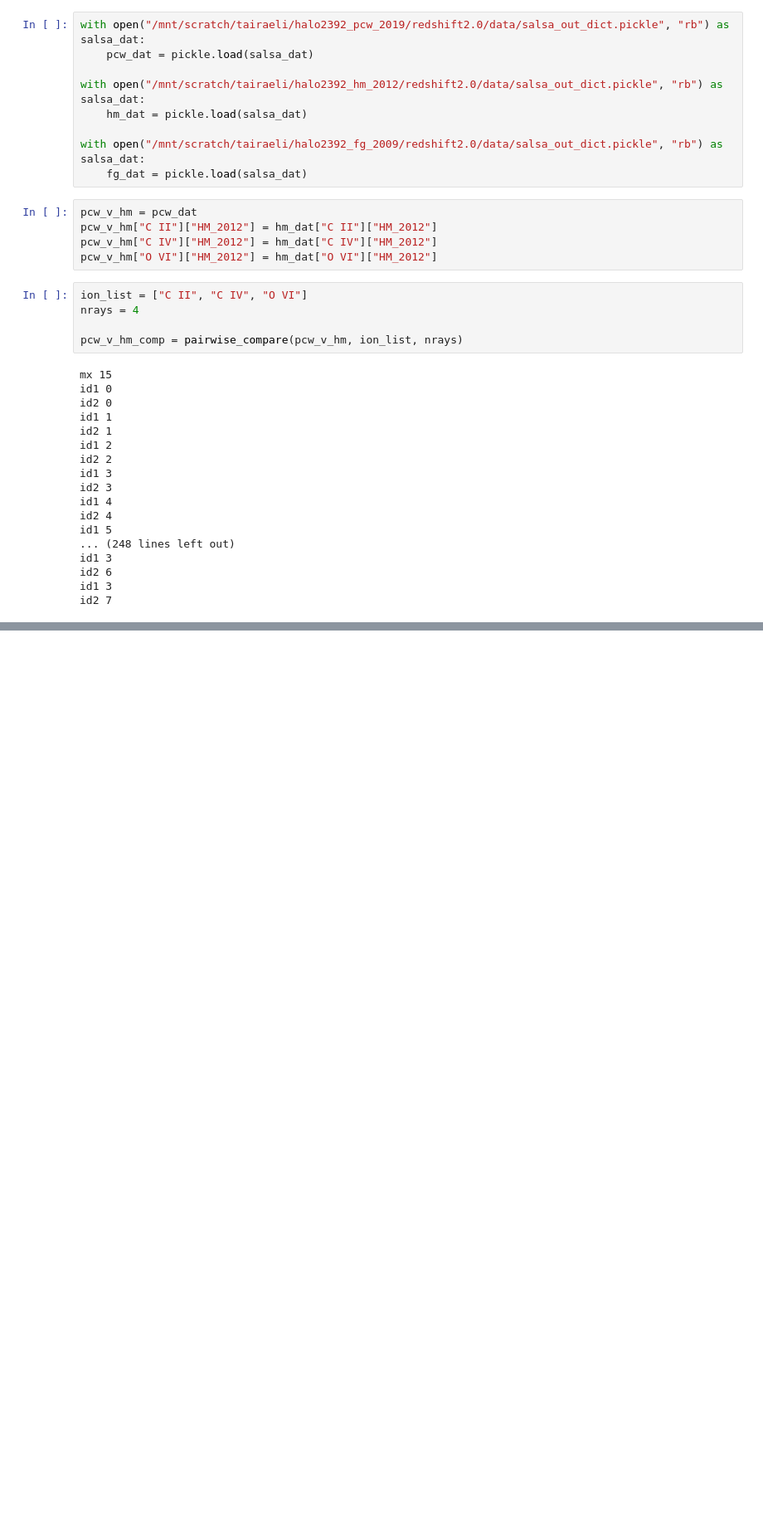
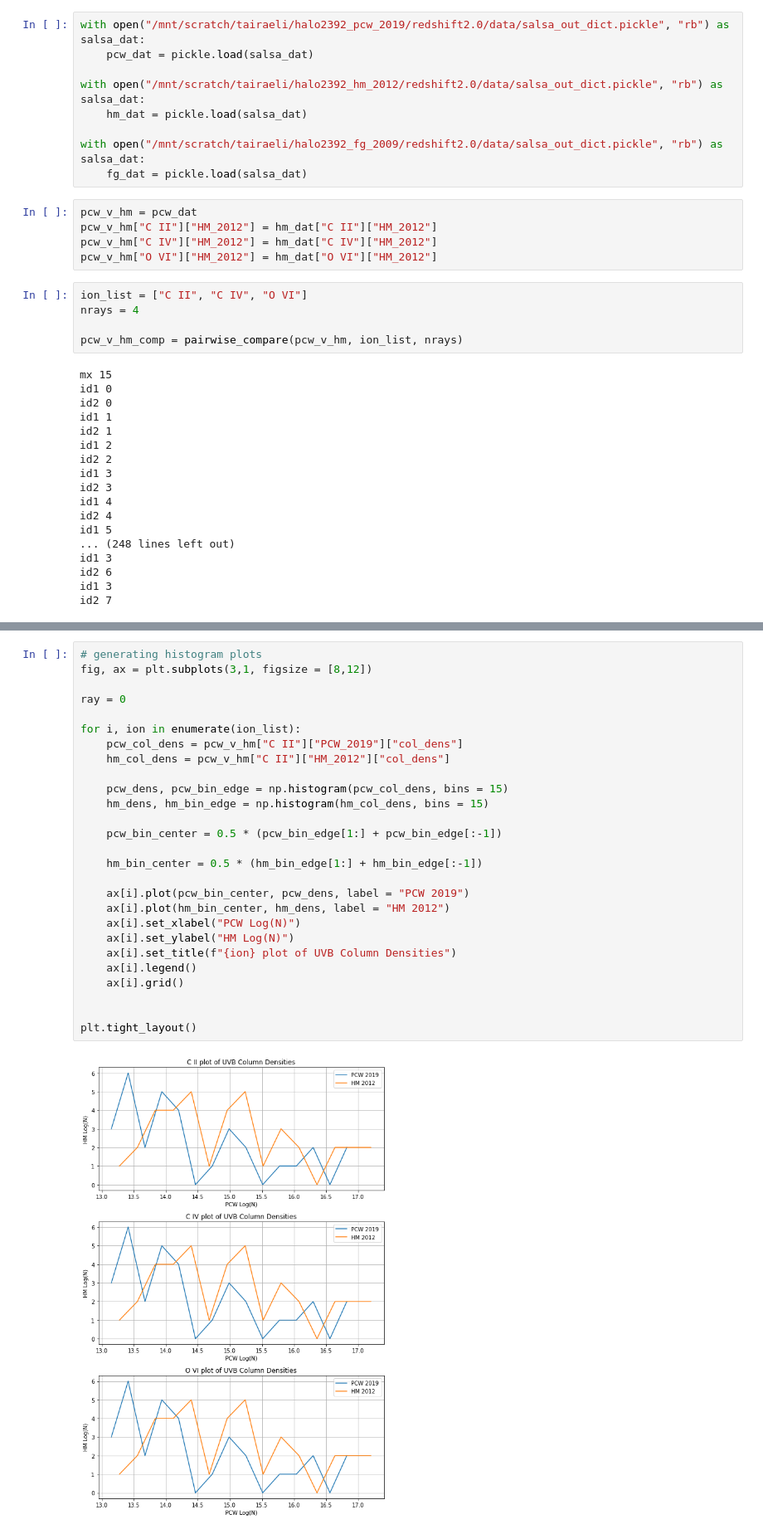
Before and after one commit to tairaeli/trident_uncertainty, a Jupyter notebook: mods/backgrounds/uv_sal/uvb_col_density_compare.ipynb, the cells around one changed output, grey strips where cells are left out. Shown at 83% size. Drawn from its saved outputs; the diff is of its cells as text; blank space fills up the shorter version.

```diff
--- a/mods/backgrounds/uv_sal/uvb_col_density_compare.ipynb
+++ b/mods/backgrounds/uv_sal/uvb_col_density_compare.ipynb
@@ -63,0 +68,29 @@ ValueError: x and y must have same first dimension, but have shapes (7,) and (19
+# %%
+# generating histogram plots
+fig, ax = plt.subplots(3,1, figsize = [8,12])
+
+ray = 0
+
+for i, ion in enumerate(ion_list):
+    pcw_col_dens = pcw_v_hm["C II"]["PCW_2019"]["col_dens"]
+    hm_col_dens = pcw_v_hm["C II"]["HM_2012"]["col_dens"]
+
+    pcw_dens, pcw_bin_edge = np.histogram(pcw_col_dens, bins = 15)
+    hm_dens, hm_bin_edge = np.histogram(hm_col_dens, bins = 15)
+
+    pcw_bin_center = 0.5 * (pcw_bin_edge[1:] + pcw_bin_edge[:-1])
+
+    hm_bin_center = 0.5 * (hm_bin_edge[1:] + hm_bin_edge[:-1])
+
+    ax[i].plot(pcw_bin_center, pcw_dens, label = "PCW 2019")
+    ax[i].plot(hm_bin_center, hm_dens, label = "HM 2012")
+    ax[i].set_xlabel("PCW Log(N)")
+    ax[i].set_ylabel("HM Log(N)")
+    ax[i].set_title(f"{ion} plot of UVB Column Densities")
+    ax[i].legend()
+    ax[i].grid()
+
+
+plt.tight_layout()
+# %% [output]
+[figure, added]
```
Also changed, not shown: parts of 1 cell of this notebook.
